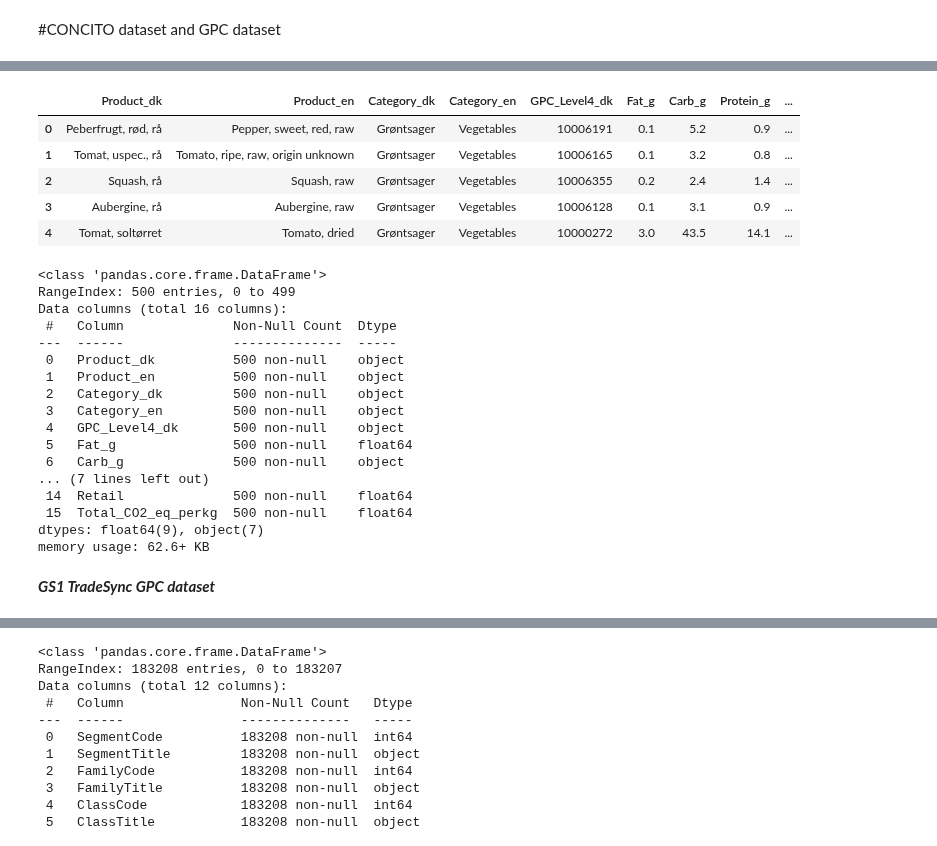
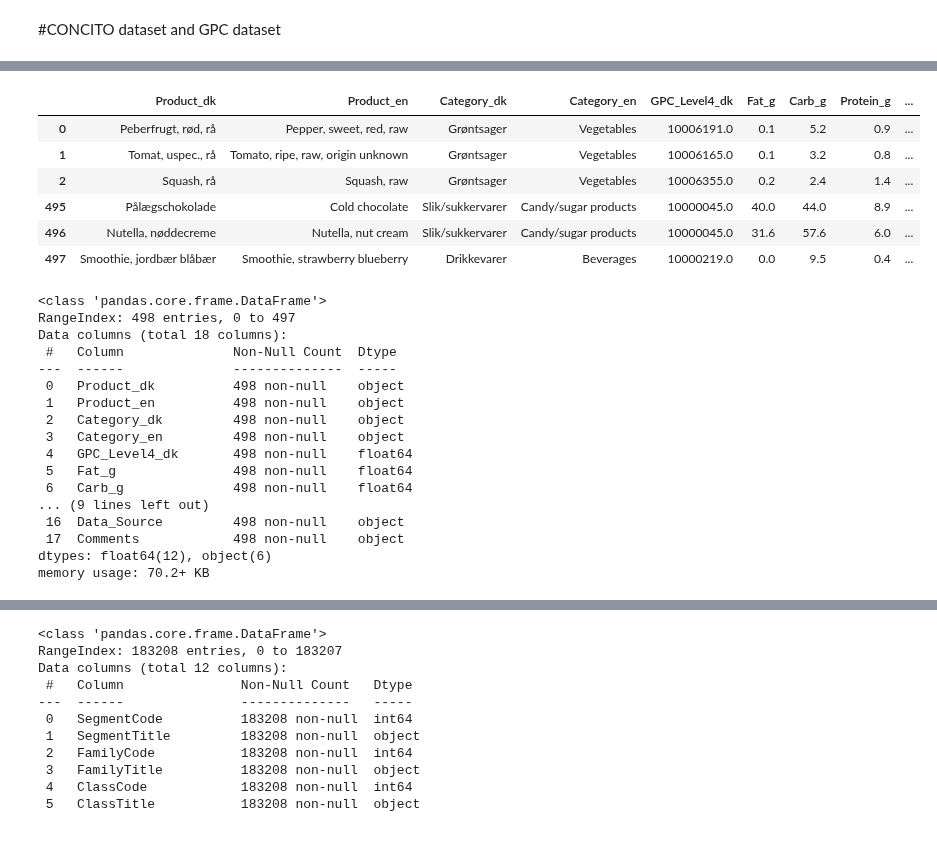
Before and after one commit to mrchapagain/ConsumerDataAnalytics, a Jupyter notebook: Data_Exploration.ipynb, the cells around one changed output, grey strips where cells are left out. Cells and saved outputs as stored; diff of their text form; code cells hidden in the pictures.

```diff
--- a/Data_Exploration.ipynb
+++ b/Data_Exploration.ipynb
@@ -271,37 +278,55 @@ path_tradesync_excel= "https://github.com/mrchapagain/ConsumerDataAnalytics/raw/
 # %%
+from numpy.core import numeric
 # Loading CONCITO climate dataset into the data-frame
 col_names= ["id", "Product_dk", "Category_dk", "Product_en", "Category_en", "Unit", "Agriculture", "iLUC", "Processing", "Packaging", "Transport", "Retail", "Total_CO2_eq_perkg", "Energy_KJ", "Fat_g", "Carb_g", "Protein_g", "Data_Source", "Comments", "GPC_Level4_en", "ID_Food", "ID_Pack", "ID_Retail", "GPC_Category_en", "GPC_Category_dk", "GPC_Level4_dk", "product_type", "GPC_level1", "Food_group", "GPC_level2", "Un/Processed", "GPC_Level3", "Extra_category"]
-cols_to_use= ['Product_dk',	"Product_en", 'Category_dk', "Category_en", "GPC_Level4_dk", "Fat_g", "Carb_g", "Protein_g", "Energy_KJ", "Agriculture", "iLUC", "Processing", "Packaging", "Transport", "Retail", "Total_CO2_eq_perkg"]
+cols_to_use= ['Product_dk',	"Product_en", 'Category_dk', "Category_en", "GPC_Level4_dk", "Fat_g", "Carb_g", "Protein_g", "Energy_KJ", "Agriculture", "iLUC", "Processing", "Packaging", "Transport", "Retail", "Total_CO2_eq_perkg", "Data_Source", "Comments"]
 
 # Original columns name are replaced with ralavant names (col_names) and open only selected columns
-data_climate_selected= pd.read_excel(path_climate_data, sheet_name=1, index_col=False, header=None, skiprows=1, names= col_names).loc[:, cols_to_use]
-data_climate_selected.head(5)
+df_climate_selected= pd.read_excel(path_climate_data, sheet_name=1, index_col=False, header=None, skiprows=1, names= col_names).loc[:, cols_to_use].round(decimals = 2)
+
+# Some of the numeric columns are string format so need to adjust datatypes of the some of the columns
+df_climate_selected["GPC_Level4_dk"]= pd.to_numeric(df_climate_selected["GPC_Level4_dk"], errors = 'coerce')
+df_climate_selected["Carb_g"]= pd.to_numeric(df_climate_selected["Carb_g"], errors = 'coerce')
+df_climate_selected["Protein_g"]= pd.to_numeric(df_climate_selected["Protein_g"], errors = 'coerce')
+
+# replace relavant value to the nan value of the Carb_g and Protein_g columns
+df_climate_selected["Carb_g"].iloc[49:50]= 3.5
+df_climate_selected['Protein_g'].iloc[49:50]= 13.0
+
+# one row with the water have nan value to brick code so its wiser to drop this row as water do not have much intresting information
+#"Beef, fillet, defatted, raw" row have very high difference with other row. so during the EDA process this row is counted as outlier. to have better overview and analytics, this row should be dropped.
+to_drop1= df_climate_selected[df_climate_selected["Product_en"] == "Water, tap, drinking, average values"].index
+to_drop2= df_climate_selected[df_climate_selected["Product_en"] == "Beef, fillet, defatted, raw"].index
+to_drop= [to_drop1[0], to_drop2[0]]
+df_climate_selected= df_climate_selected.drop(labels=to_drop, inplace=False).reset_index(drop=True)
+
+# lets have a look some of the data points
+df_climate_selected.head(3).append(df_climate_selected.tail(3))
 # %% [output]
 |  | Product_dk | Product_en | Category_dk | Category_en | GPC_Level4_dk | Fat_g | Carb_g | Protein_g | ... |
-| 0 | Peberfrugt, rød, rå | Pepper, sweet, red, raw | Grøntsager | Vegetables | 10006191 | 0.1 | 5.2 | 0.9 | ... |
-| 1 | Tomat, uspec., rå | Tomato, ripe, raw, origin unknown | Grøntsager | Vegetables | 10006165 | 0.1 | 3.2 | 0.8 | ... |
-| 2 | Squash, rå | Squash, raw | Grøntsager | Vegetables | 10006355 | 0.2 | 2.4 | 1.4 | ... |
-| 3 | Aubergine, rå | Aubergine, raw | Grøntsager | Vegetables | 10006128 | 0.1 | 3.1 | 0.9 | ... |
-| 4 | Tomat, soltørret | Tomato, dried | Grøntsager | Vegetables | 10000272 | 3.0 | 43.5 | 14.1 | ... |
+| 0 | Peberfrugt, rød, rå | Pepper, sweet, red, raw | Grøntsager | Vegetables | 10006191.0 | 0.1 | 5.2 | 0.9 | ... |
+| 1 | Tomat, uspec., rå | Tomato, ripe, raw, origin unknown | Grøntsager | Vegetables | 10006165.0 | 0.1 | 3.2 | 0.8 | ... |
+| 2 | Squash, rå | Squash, raw | Grøntsager | Vegetables | 10006355.0 | 0.2 | 2.4 | 1.4 | ... |
+| 495 | Pålægschokolade | Cold chocolate | Slik/sukkervarer | Candy/sugar products | 10000045.0 | 40.0 | 44.0 | 8.9 | ... |
+| 496 | Nutella, nøddecreme | Nutella, nut cream | Slik/sukkervarer | Candy/sugar products | 10000045.0 | 31.6 | 57.6 | 6.0 | ... |
+| 497 | Smoothie, jordbær blåbær | Smoothie, strawberry blueberry | Drikkevarer | Beverages | 10000219.0 | 0.0 | 9.5 | 0.4 | ... |
 # %%
-data_climate_selected.info()
+df_climate_selected.info()
 # %% [output]
 <class 'pandas.core.frame.DataFrame'>
-RangeIndex: 500 entries, 0 to 499
-Data columns (total 16 columns):
+RangeIndex: 498 entries, 0 to 497
+Data columns (total 18 columns):
  #   Column              Non-Null Count  Dtype
 ---  ------              --------------  -----
- 0   Product_dk          500 non-null    object
- 1   Product_en          500 non-null    object
- 2   Category_dk         500 non-null    object
- 3   Category_en         500 non-null    object
- 4   GPC_Level4_dk       500 non-null    object
- 5   Fat_g               500 non-null    float64
- 6   Carb_g              500 non-null    object
-... (7 lines left out)
- 14  Retail              500 non-null    float64
- 15  Total_CO2_eq_perkg  500 non-null    float64
-dtypes: float64(9), object(7)
-memory usage: 62.6+ KB
+ 0   Product_dk          498 non-null    object
+ 1   Product_en          498 non-null    object
+ 2   Category_dk         498 non-null    object
+ 3   Category_en         498 non-null    object
+ 4   GPC_Level4_dk       498 non-null    float64
+ 5   Fat_g               498 non-null    float64
+ 6   Carb_g              498 non-null    float64
+... (9 lines left out)
+ 16  Data_Source         498 non-null    object
+ 17  Comments            498 non-null    object
+dtypes: float64(12), object(6)
+memory usage: 70.2+ KB
-# %% [markdown]
-***GS1 TradeSync GPC dataset***
```
Also changed, not shown: parts of 14 cells of this notebook.
